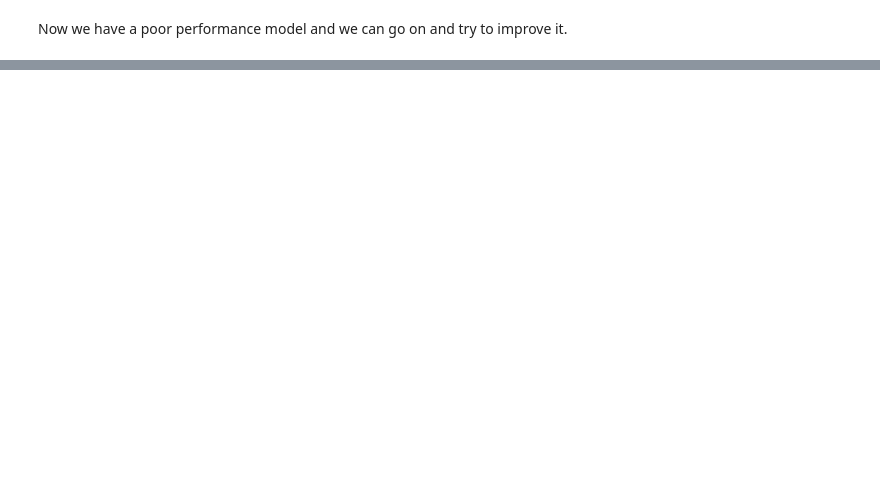
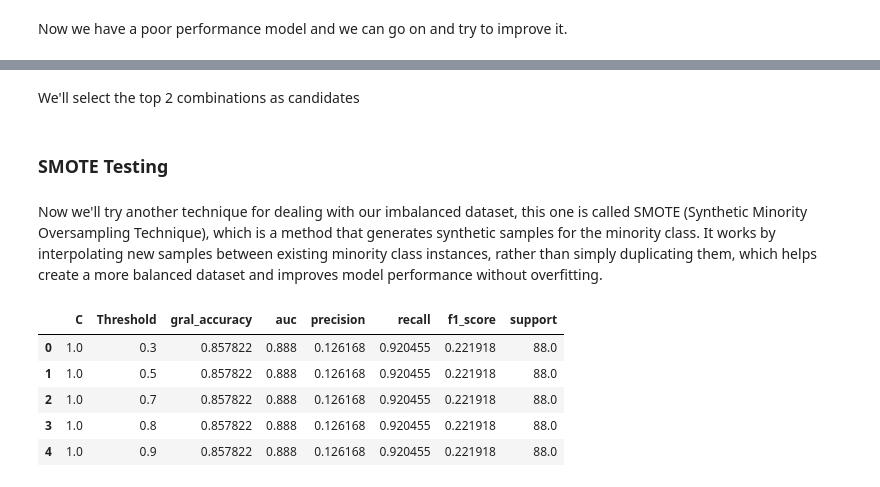
Before and after one commit to Maxkaizo/---_-ML-Zoomcamp-2024, a Jupyter notebook: 3_modeling.ipynb, the cells around one changed output, grey strips where cells are left out. Saved outputs shown, nothing was run; the diff lists cells and outputs as text; code cells hidden in the pictures; blank space fills up the shorter version.

```diff
--- a/3_modeling.ipynb
+++ b/3_modeling.ipynb
@@ -401,0 +328,6 @@ scores
+# %% [markdown]
+We'll select the top 2 combinations as candidates
+# %% [markdown]
+### SMOTE Testing
+# %% [markdown]
+Now we'll try another technique for dealing with our imbalanced dataset, this one is called SMOTE (Synthetic Minority Oversampling Technique), which is a method that generates synthetic samples for the minority class. It works by interpolating new samples between existing minority class instances, rather than simply duplicating them, which helps create a more balanced dataset and improves model performance without overfitting.
@@ -401,0 +391,9 @@ scores
+# %%
+df_results.head(5).sort_values(by='precision', ascending=False)
+# %% [output]
+|  | C | Threshold | gral_accuracy | auc | precision | recall | f1_score | support |
+| 0 | 1.0 | 0.3 | 0.857822 | 0.888 | 0.126168 | 0.920455 | 0.221918 | 88.0 |
+| 1 | 1.0 | 0.5 | 0.857822 | 0.888 | 0.126168 | 0.920455 | 0.221918 | 88.0 |
+| 2 | 1.0 | 0.7 | 0.857822 | 0.888 | 0.126168 | 0.920455 | 0.221918 | 88.0 |
+| 3 | 1.0 | 0.8 | 0.857822 | 0.888 | 0.126168 | 0.920455 | 0.221918 | 88.0 |
+| 4 | 1.0 | 0.9 | 0.857822 | 0.888 | 0.126168 | 0.920455 | 0.221918 | 88.0 |
```
Also changed, not shown: parts of 74 cells of this notebook.
